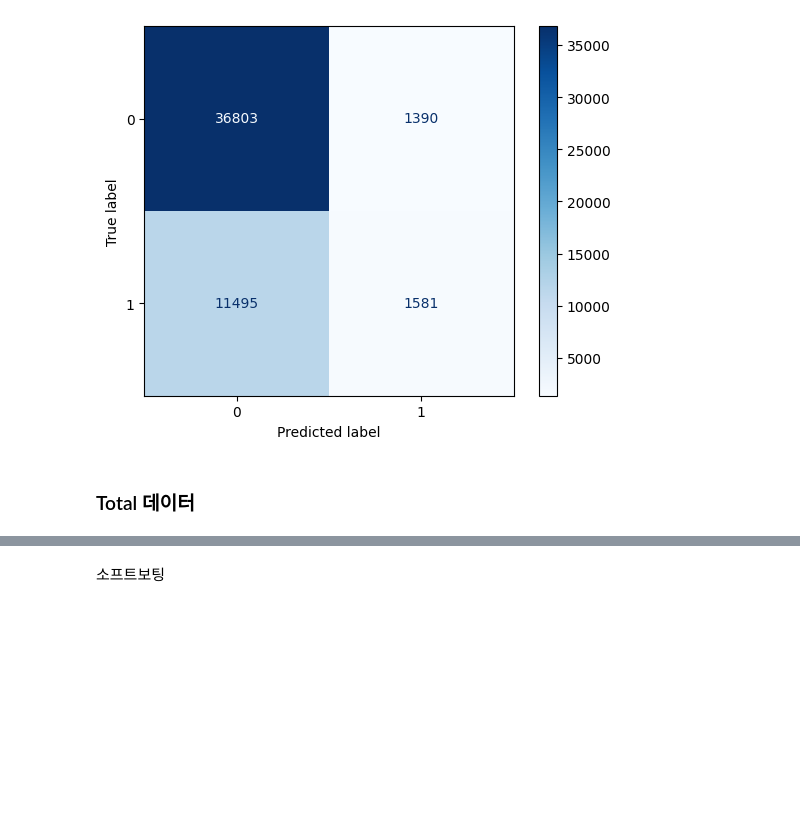
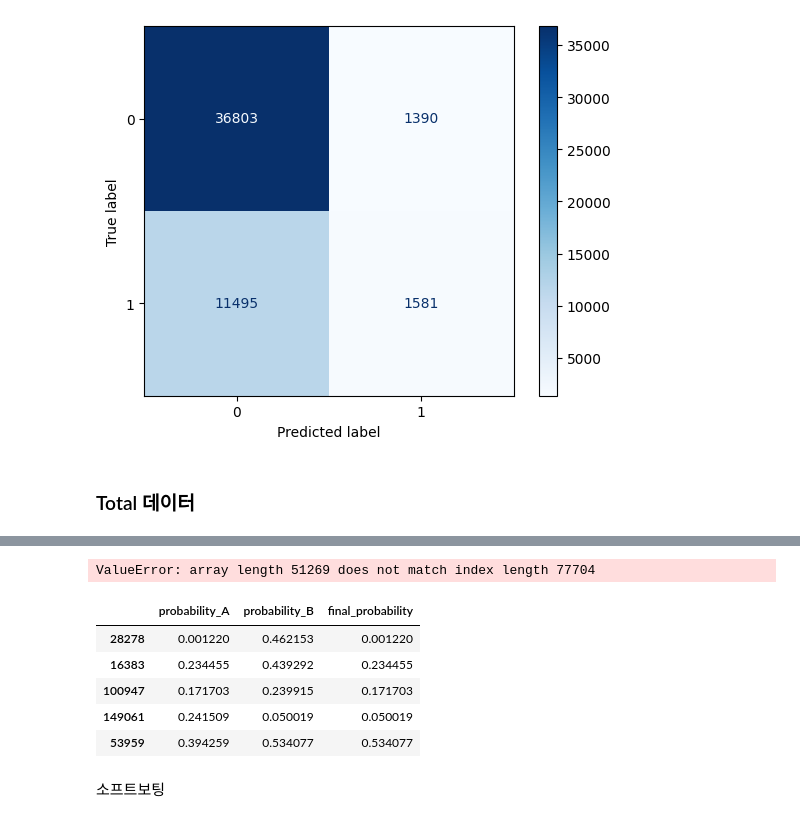
Before and after one commit to BaekJunehong/LG_Aimers_6th, a Jupyter notebook: code/code24_Modeling copy.ipynb, the cells around one changed output, grey strips where cells are left out. Drawn from its saved outputs; the diff is of its cells as text; code cells hidden in the pictures; blank space fills up the shorter version.

```diff
--- a/code/code24_Modeling copy.ipynb
+++ b/code/code24_Modeling copy.ipynb
@@ -291,12 +288,12 @@ DI_y_pred_proba = DI_model.predict_proba(DI_X_test)[:, 1]
 # 예측 결과 병합
 y_test = pd.concat([IVF_y_test, DI_y_test])
 y_pred = pd.concat([pd.Series(IVF_y_pred, index=IVF_y_test.index), pd.Series(DI_y_pred, index=DI_y_test.index)])
-y_pred_proba = pd.concat([pd.Series(IVF_y_pred_proba, index=IVF_y_test.index), pd.Series(DI_y_pred_proba, index=DI_y_test.index)])
+y_pred_proba_A = pd.concat([pd.Series(IVF_y_pred_proba, index=IVF_y_test.index), pd.Series(DI_y_pred_proba, index=DI_y_test.index)])
 
 # 평가
 accuracy = accuracy_score(y_test, y_pred)
 f1 = f1_score(y_test, y_pred)
-auc = roc_auc_score(y_test, y_pred_proba)
+auc = roc_auc_score(y_test, y_pred_proba_A)
 cm = confusion_matrix(y_test, y_pred)
 
 # 결과 출력
@@ -373,3 +386,48 @@ Model AUC: 0.7379306489208997
+# %%
+import pandas as pd
+import seaborn as sns
+import matplotlib.pyplot as plt
+
+# 예측 확률 데이터프레임 생성
+result_df = pd.DataFrame({
+    'ID': Total_X_test.index,  # ID를 포함
+    '임신_성공_여부': Total_y_test,  # 실제 타겟 변수
+    'probability_A': y_pred_proba_A,  # 모델 A의 예측 확률
+    'probability_B': y_pred_proba_B   # 모델 B의 예측 확률
+})
+
+# 새로운 'final_probability' 열 생성
+def select_final_probability(row):
+    if row['probability_A'] > 0.35 and row['probability_B'] > 0.35:
+        return max(row['probability_A'], row['probability_B'])
+    elif row['probability_A'] < 0.25 and row['probability_B'] < 0.25:
+        return min(row['probability_A'], row['probability_B'])
+    else:
+        return row['probability_A']
+
+result_df['final_probability'] = result_df.apply(select_final_probability, axis=1)
+
+# 박스플롯 출력
+plt.figure(figsize=(12, 6))
+sns.boxplot(x='임신_성공_여부', y='final_probability', data=result_df)
+plt.title('임신 성공 여부에 따른 최종 예측 확률 분포')
+plt.xlabel('임신 성공 여부')
+plt.ylabel('최종 예측 확률')
+plt.show()
+
+# 결과 출력
+print(result_df[['probability_A', 'probability_B', 'final_probability']])
+# %% [output]
+ValueError: array length 51269 does not match index length 77704
+# %%
+result_df.head()
+# %% [output]
+|  | probability_A | probability_B | final_probability |
+| 28278 | 0.001220 | 0.462153 | 0.001220 |
+| 16383 | 0.234455 | 0.439292 | 0.234455 |
+| 100947 | 0.171703 | 0.239915 | 0.171703 |
+| 149061 | 0.241509 | 0.050019 | 0.050019 |
+| 53959 | 0.394259 | 0.534077 | 0.534077 |
 # %% [markdown]
 소프트보팅
 # %%
```
Also changed, not shown: parts of 6 cells of this notebook, 2 other files.
